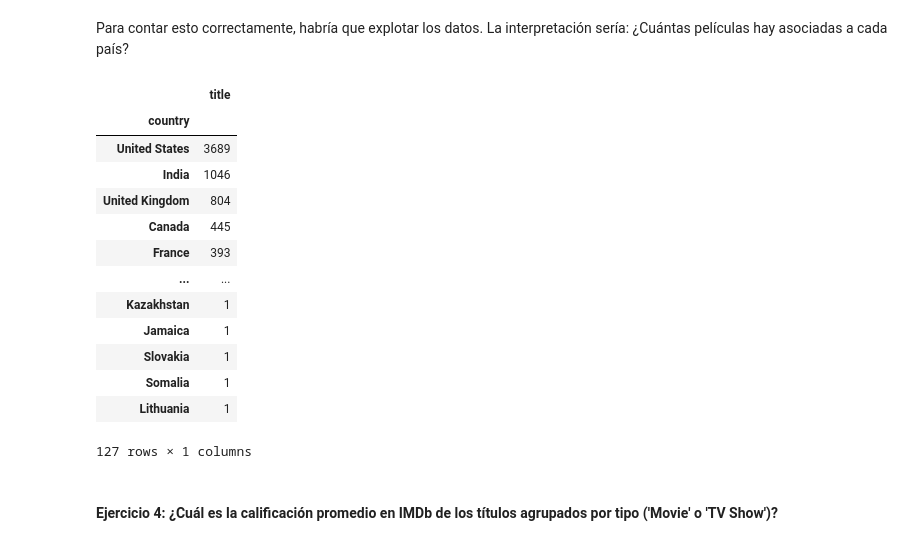
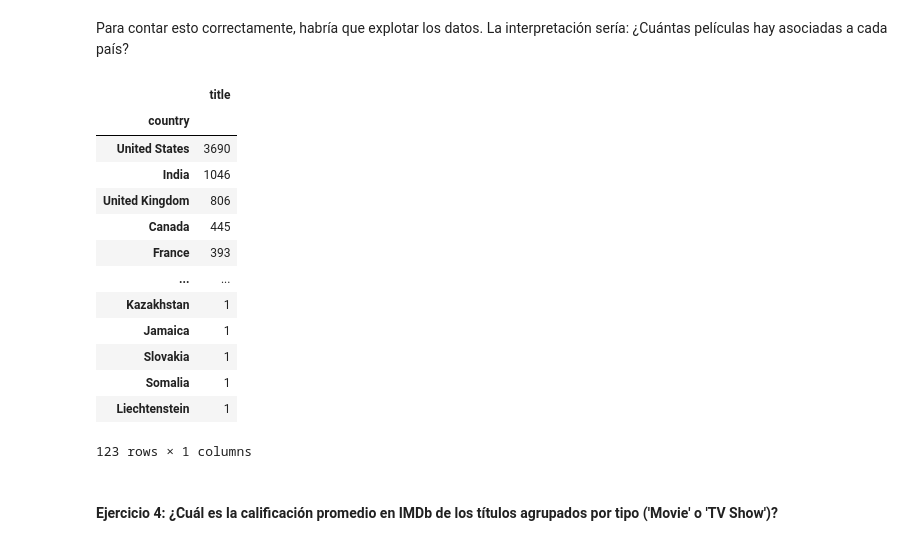
Before and after one commit to MiguelLopezVirues/modulo2_leccion3_pandas_filtrado_groupby, a Jupyter notebook: laboratorio-modulo2-leccion03-groupby.ipynb, the cells around one changed output. Saved outputs shown, nothing was run; the diff lists cells and outputs as text; code cells hidden in the pictures.

```diff
--- a/laboratorio-modulo2-leccion03-groupby.ipynb
+++ b/laboratorio-modulo2-leccion03-groupby.ipynb
@@ -80,14 +80,15 @@ Para contar esto correctamente, habría que explotar los datos. La interpretaci
 # %%
 netflix_exploded = netflix.copy()
 netflix_exploded["country"] =netflix_exploded["country"].str.split(", ")
 netflix_exploded = netflix_exploded.explode("country")
+netflix_exploded["country"] = netflix_exploded["country"].str.replace(",","")
 netflix_exploded.groupby("country")[["title"]].count().sort_values(by="title",ascending=False)
 # %% [output]
 |  | title |
 | country |  |
-| United States | 3689 |
+| United States | 3690 |
 | India | 1046 |
-| United Kingdom | 804 |
+| United Kingdom | 806 |
 | Canada | 445 |
 | France | 393 |
 | ... | ... |
@@ -95,8 +96,8 @@ netflix_exploded.groupby("country")[["title"]].count().sort_values(by="title",as
 | Jamaica | 1 |
 | Slovakia | 1 |
 | Somalia | 1 |
-| Lithuania | 1 |
+| Liechtenstein | 1 |
-127 rows × 1 columns
+123 rows × 1 columns
 # %% [markdown]
 #### Ejercicio 4: ¿Cuál es la calificación promedio en IMDb de los títulos agrupados por tipo ('Movie' o 'TV Show')?
 # %%
```
Also changed, not shown: parts of 5 cells of this notebook, 1 other file.
